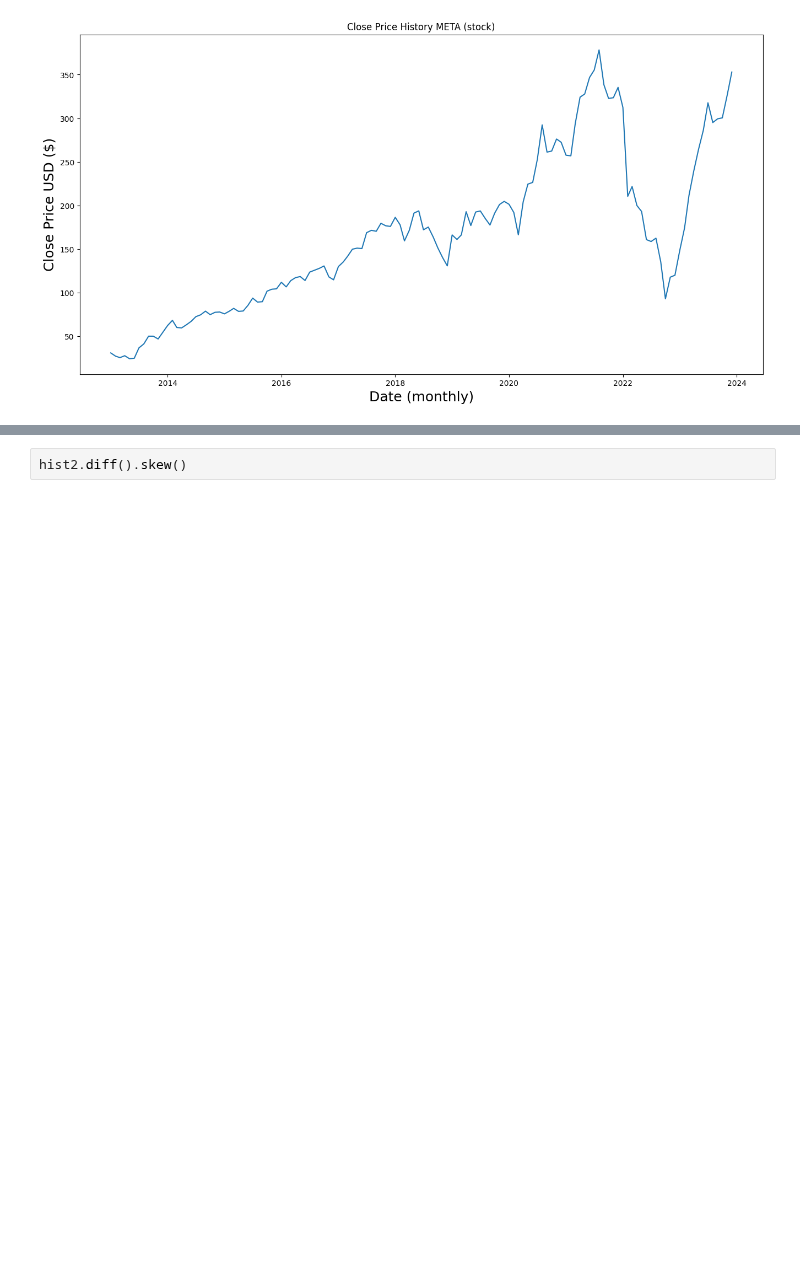
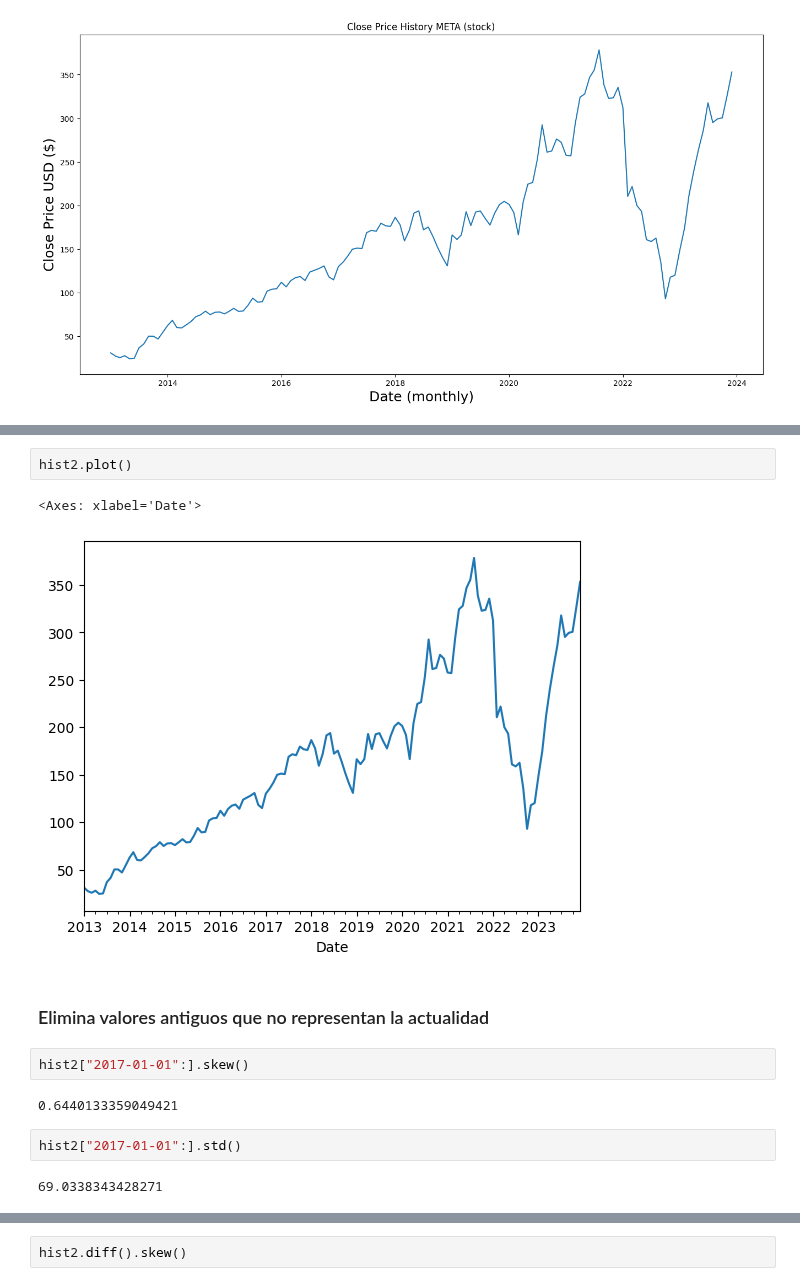
Before and after one commit to Michelleagl/Series_de_Tiempo, a Jupyter notebook: transformaciones_ajustes.ipynb, the cells around one changed output, grey strips where cells are left out. Cells and saved outputs as stored; diff of their text form; blank space fills up the shorter version.

```diff
--- a/transformaciones_ajustes.ipynb
+++ b/transformaciones_ajustes.ipynb
@@ -77,0 +99,15 @@ plt.show()
+# %%
+hist2.plot()
+# %% [output]
+<Axes: xlabel='Date'>
+[figure, added]
+# %% [markdown]
+### Elimina valores antiguos que no representan la actualidad
+# %%
+hist2["2017-01-01":].skew()
+# %% [output]
+0.6440133359049421
+# %%
+hist2["2017-01-01":].std()
+# %% [output]
+69.0338343428271
```
Also changed, not shown: parts of 42 cells of this notebook.
